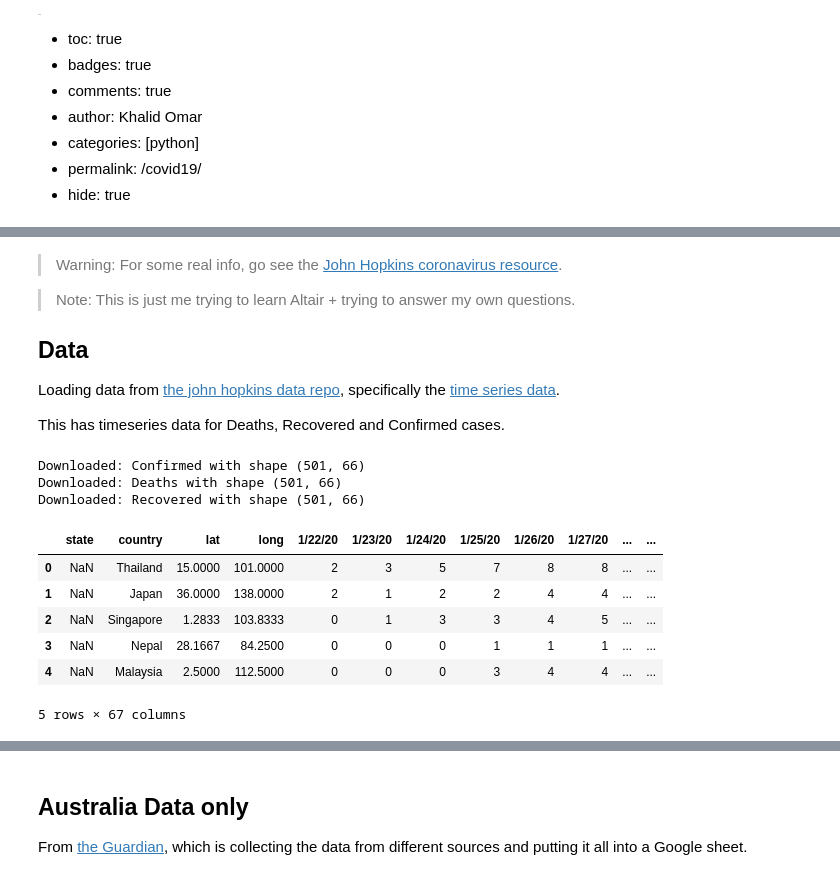
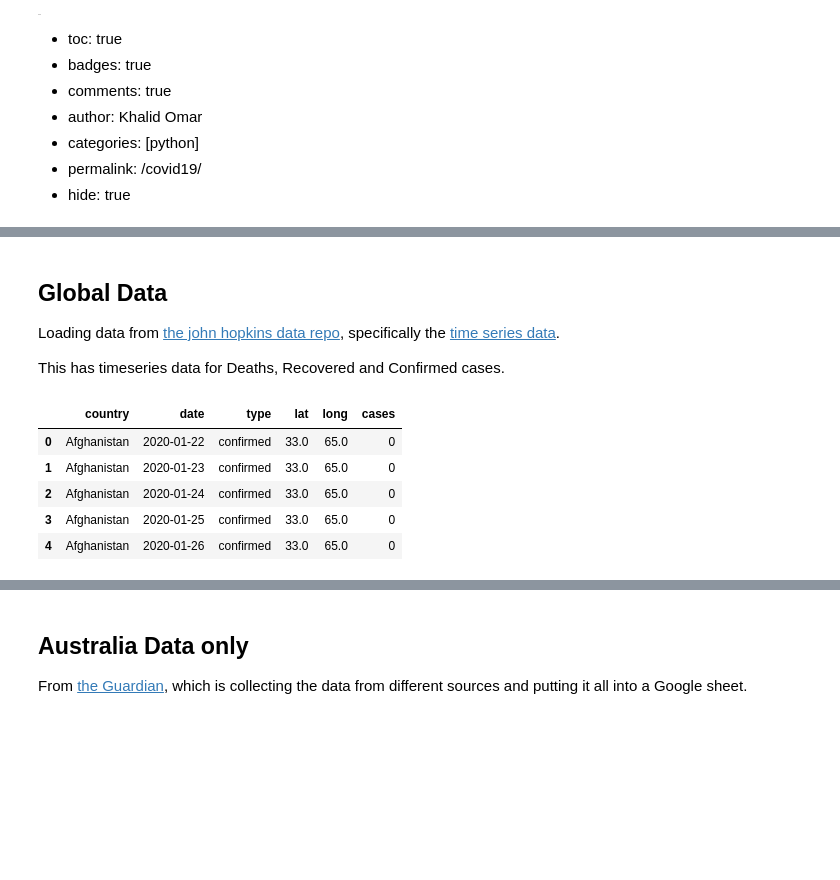
Before and after one commit to khalido/khalido.org, a Jupyter notebook: _notebooks/2020-03-23-covid19.ipynb, the cells around one changed output, grey strips where cells are left out. Saved outputs shown, nothing was run; the diff lists cells and outputs as text; code cells hidden in the pictures; blank space fills up the shorter version.

```diff
--- a/_notebooks/2020-03-23-covid19.ipynb
+++ b/_notebooks/2020-03-23-covid19.ipynb
@@ -19,50 +65,65 @@ import requests
 # %% [markdown]
-> Warning: For some real info, go see the [John Hopkins coronavirus resource](https://coronavirus.jhu.edu/).
-
-> Note: This is just me trying to learn Altair + trying to answer my own questions.
-
-## Data
+## Global Data
 
 Loading data from [the john hopkins data repo](https://github.com/CSSEGISandData/COVID-19), specifically the [time series data](https://github.com/CSSEGISandData/COVID-19/tree/master/csse_covid_19_data/csse_covid_19_time_series).
 
 This has timeseries data for Deaths, Recovered and Confirmed cases.
 # %%
 #hide
-def get_timeseries_data():
+def get_timeseries_data(verbose=False):
     """Downloads the three kinds of timeseries data
     and returns a dict with three dataframes"""
 
-    data = {}
-    data_files = ["Confirmed", "Deaths", "Recovered"]
-    baseurl = "https://raw.githubusercontent.com/CSSEGISandData/COVID-19/master/csse_covid_19_data/csse_covid_19_time_series/time_series_19-covid-"
-
+    data = []
+    data_files = ["confirmed", "deaths", "recovered"]
+    baseurl = "https://raw.githubusercontent.com/CSSEGISandData/COVID-19/master/csse_covid_19_data/csse_covid_19_time_series/time_series_19-covid"
+    baseurl = baseurl= "https://raw.githubusercontent.com/CSSEGISandData/COVID-19/master/csse_covid_19_data/csse_covid_19_time_series/time_series_covid19"
     column_map = {'Province/State': 'state',
                   'Country/Region': 'country',
                    'Lat': 'lat', 'Long': 'long'}
 
     for name in data_files:
-        url = f"{baseurl}{name}.csv"
+        url = f"{baseurl}_{name}_global.csv"
         df = pd.read_csv(url)
-        print(f"Downloaded: {name} with shape {df.shape}")
+        if verbose:
+            print(f"Downloaded: {name} with shape {df.shape}")
 
-        df.rename(columns=column_map, inplace=True)
+        #df.rename(columns=column_map, inplace=True)
         df["type"] = name.lower() # type of case
 
-        data[name] = df
+        data.append(df)
 
     return data
 
-data = get_timeseries_data()
-df = data["Confirmed"].copy()
+def process_timeseries(df):
+    """transforms dataframe to tidy format"""
+
+    column_map = {'Province/State': 'state',
+                  'Country/Region': 'country',
+                  'Lat': 'lat', 'Long': 'long'}
+
+    df.rename(columns=column_map, inplace=True)
+
+    name_cols = list(df.columns[:4]) + ["type"]
+
+    # make long form
+    df = pd.melt(df, name_cols, var_name="Date", value_name="cases")
+
+    df["date"] = pd.to_datetime(df.Date) # datetime format
+    df.drop(columns="Date", inplace=True)
+
+    df = df.groupby(["country", "date", "type"]).sum()
+    df = df.reset_index()
+
+    return df
+
+df = pd.concat([process_timeseries(df) for df in get_timeseries_data()],
+               ignore_index=True)
 df.head()
 # %% [output]
-Downloaded: Confirmed with shape (501, 66)
-Downloaded: Deaths with shape (501, 66)
-Downloaded: Recovered with shape (501, 66)
-|  | state | country | lat | long | 1/22/20 | 1/23/20 | 1/24/20 | 1/25/20 | 1/26/20 | 1/27/20 | ... | ... |
-| 0 | NaN | Thailand | 15.0000 | 101.0000 | 2 | 3 | 5 | 7 | 8 | 8 | ... | ... |
-| 1 | NaN | Japan | 36.0000 | 138.0000 | 2 | 1 | 2 | 2 | 4 | 4 | ... | ... |
-| 2 | NaN | Singapore | 1.2833 | 103.8333 | 0 | 1 | 3 | 3 | 4 | 5 | ... | ... |
-| 3 | NaN | Nepal | 28.1667 | 84.2500 | 0 | 0 | 0 | 1 | 1 | 1 | ... | ... |
-| 4 | NaN | Malaysia | 2.5000 | 112.5000 | 0 | 0 | 0 | 3 | 4 | 4 | ... | ... |
+|  | country | date | type | lat | long | cases |
+| 0 | Afghanistan | 2020-01-22 | confirmed | 33.0 | 65.0 | 0 |
+| 1 | Afghanistan | 2020-01-23 | confirmed | 33.0 | 65.0 | 0 |
+| 2 | Afghanistan | 2020-01-24 | confirmed | 33.0 | 65.0 | 0 |
+| 3 | Afghanistan | 2020-01-25 | confirmed | 33.0 | 65.0 | 0 |
+| 4 | Afghanistan | 2020-01-26 | confirmed | 33.0 | 65.0 | 0 |
-5 rows × 67 columns
```
Also changed, not shown: parts of 16 cells of this notebook, 1 other file.
